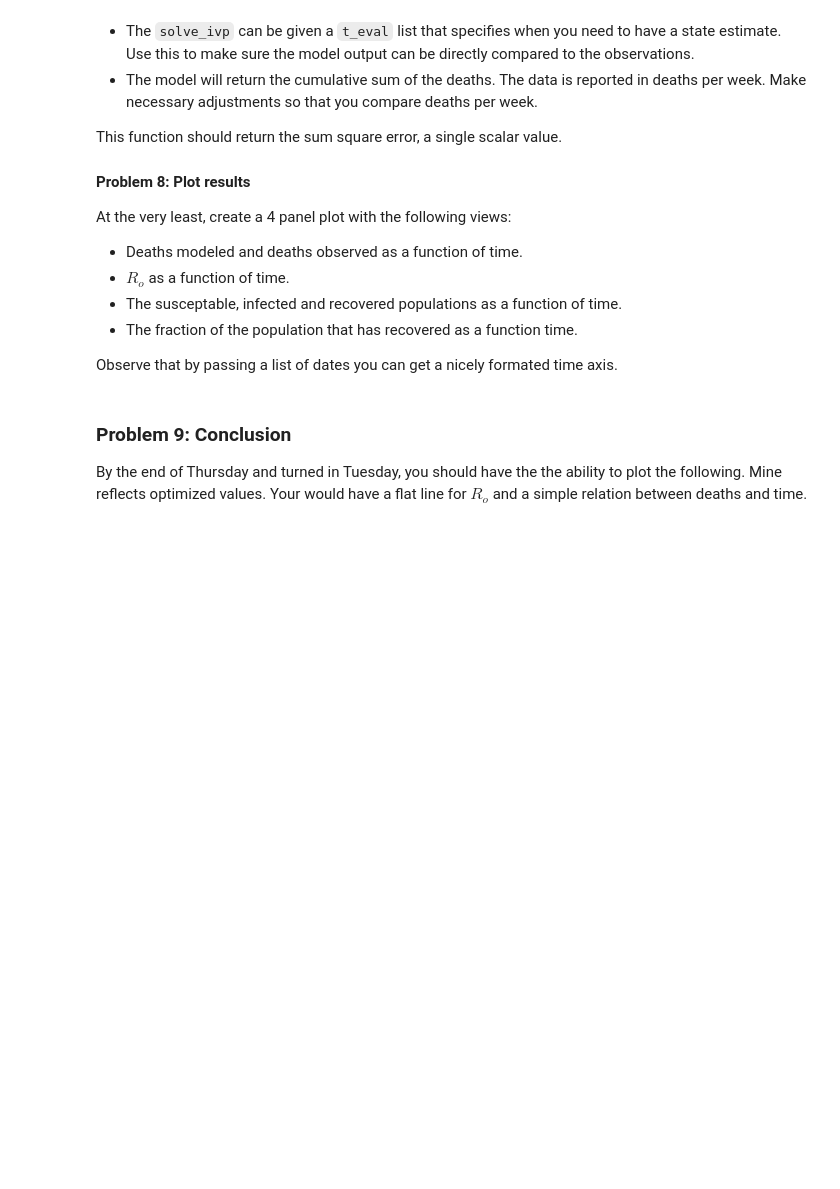
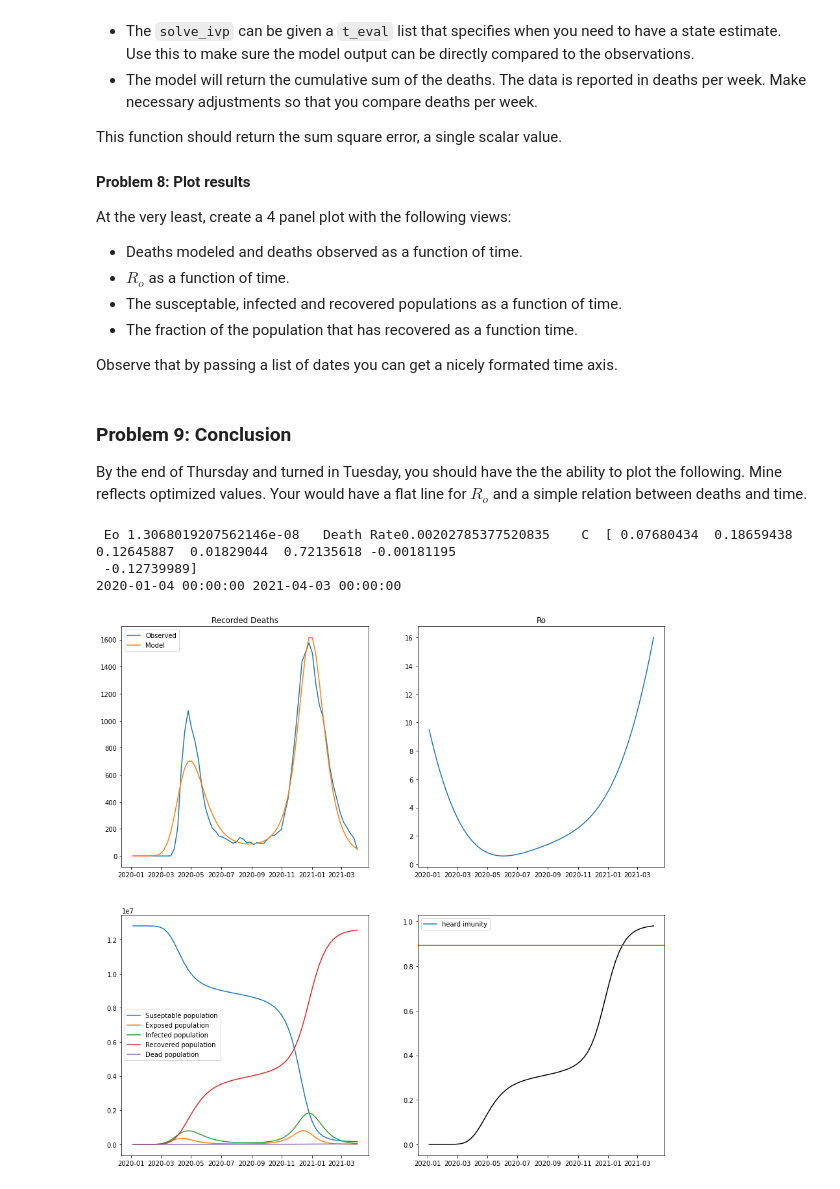
Before and after one commit to tjschweitzer/Sim_Modeling, a Jupyter notebook: covid/Synthesis I - SEIR Model.ipynb, the cells around one changed output. Saved outputs shown, nothing was run; the diff lists cells and outputs as text; code cells hidden in the pictures; blank space fills up the shorter version.

```diff
--- a/covid/Synthesis I - SEIR Model.ipynb
+++ b/covid/Synthesis I - SEIR Model.ipynb
@@ -397,7 +460,3 @@ app.plot_results()
-# %%
-nm_options = {'xatol': 1e-7,'maxfev': , 'adaptive': True}
-app.get_minimize("Texas","nelder-mead", options = nm_options, coefs=res['x'])
 # %%
 
-
-app.plot_results()
+app = SEIR_class("data_file.pkl")
@@ -432,3 +463,33 @@ Experiment with the Polynomial objects in numpy - they require some playing with
+# %%
+
+all_locs = app.get_all_locations()
+deaths_results = []
+Ro_Results= []
+data_results = []
+print(all_locs)
+for locs in all_locs:
+    print(locs)
+    try:
+        start_perams = [ 0.09347525,  0.05559237, -0.0764554,   0.12855742,  0.47815674, -0.13081831, -0.13717843,1E-6 ,  0.00148614]
+
+        powell_options = {'disp': True, "xtol": 1e-6}
+        app.set_location(locs)
+        result =app.get_minimize(start_perams,powell_options,"Powell")
+        nm_options = {'xatol': 1e-7, 'adaptive': True}
+
+        result = app.get_minimize(result.x, nm_options, "nelder-mead")
+        result = app.get_minimize(result.x, nm_options, "nelder-mead")
+        # app.plot_results()
+
+        solution = app.solution
+
+    except:
+        continue
+    data_results.append({"NAME":locs, "Ro_max":max(app.beta_function(app.t_eval)[:10]), "POPULATION":app.p['n'],
+                         'C':app.p['coefs'],'Eo':app.p['Eo_frac'],'Death_rate':app.p['death_rate'], "DEATHS": app.deaths_cumsum[-1],'solutions' : solution})
+
+data_temp = pandas.DataFrame.from_records(data_results)
+pandas.to_pickle(data_temp, "data_file.pkl")
 # %% [markdown]
 ### Critical Methods
 
@@ -531,0 +537,8 @@ seir.plot_location("Pennsylvania")
+# %%
+
+app.plot_location("Pennsylvania")
+# %% [output]
+ Eo 1.3068019207562146e-08   Death Rate0.00202785377520835    C  [ 0.07680434  0.18659438  0.12645887  0.01829044  0.72135618 -0.00181195
+ -0.12739989]
+2020-01-04 00:00:00 2021-04-03 00:00:00
+[figure, added]
```
Also changed, not shown: parts of 9 cells of this notebook, 5 other files.
